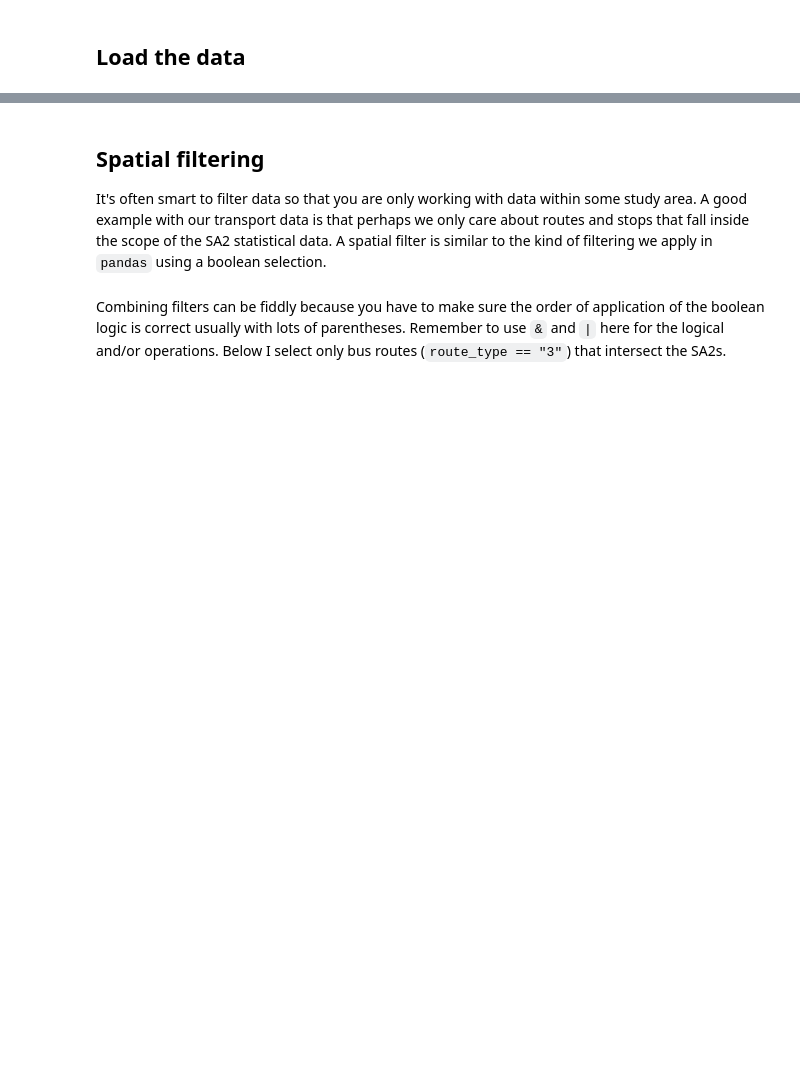
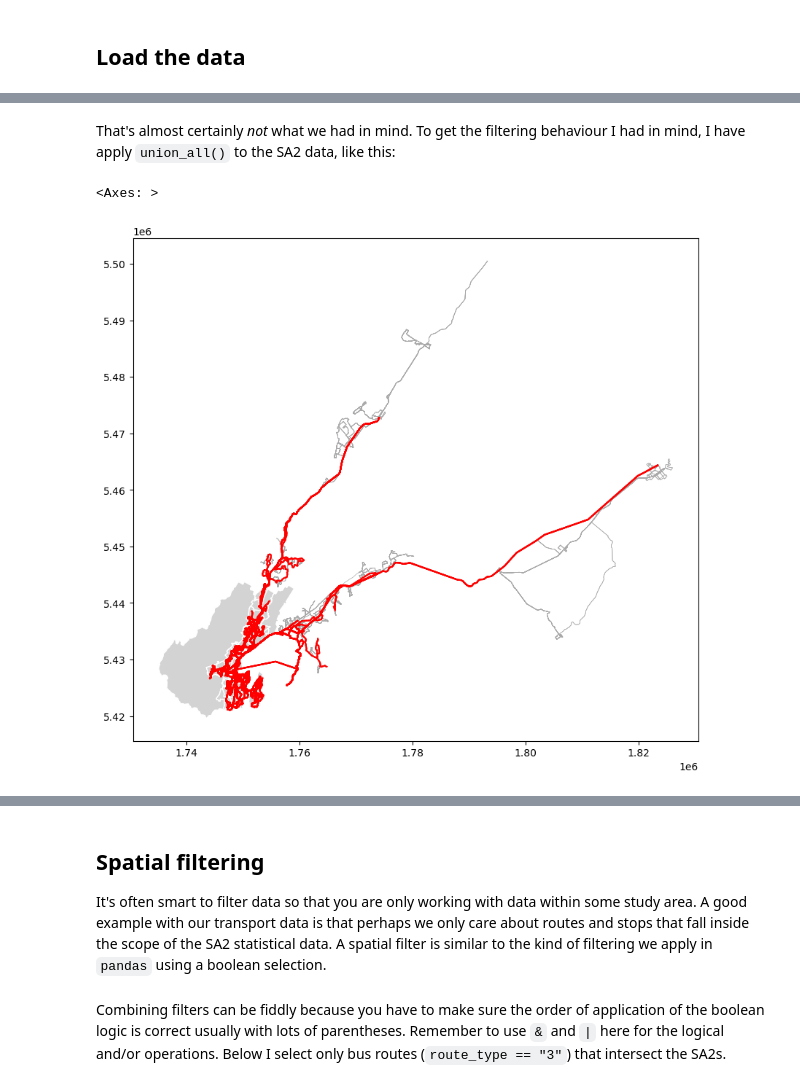
Before and after one commit to DOSull/intro-python-geospatial-day-2, a Jupyter notebook: 11-binary-gis-operations.ipynb, the cells around one changed output, grey strips where cells are left out. Cells and saved outputs as stored; diff of their text form; code cells hidden in the pictures; blank space fills up the shorter version.

```diff
--- a/11-binary-gis-operations.ipynb
+++ b/11-binary-gis-operations.ipynb
@@ -20,0 +43,9 @@ Anyway... regardless there are many situations where you do want to deploy spati
+# %% [markdown]
+That's almost certainly _not_ what we had in mind. To get the filtering behaviour I had in mind, I have apply `union_all()` to the SA2 data, like this:
+# %%
+ax = sa2.plot(fc = "lightgrey", ec = "w", figsize = (10, 10))
+routes.plot(ax = ax, ec = "darkgrey", lw = 0.5)
+routes[routes.intersects(sa2.union_all())].plot(ax = ax, ec = "red")
+# %% [output]
+<Axes: >
+[figure, added]
```
Also changed, not shown: parts of 5 cells of this notebook, 3 other files.
